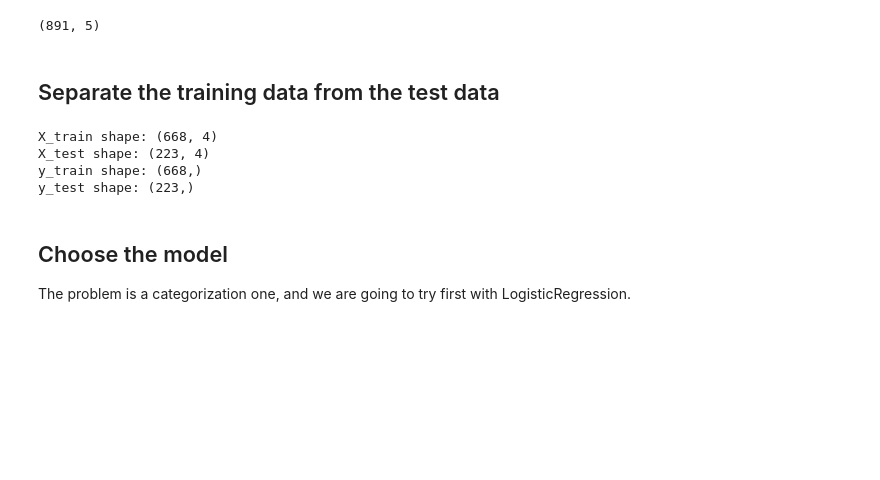
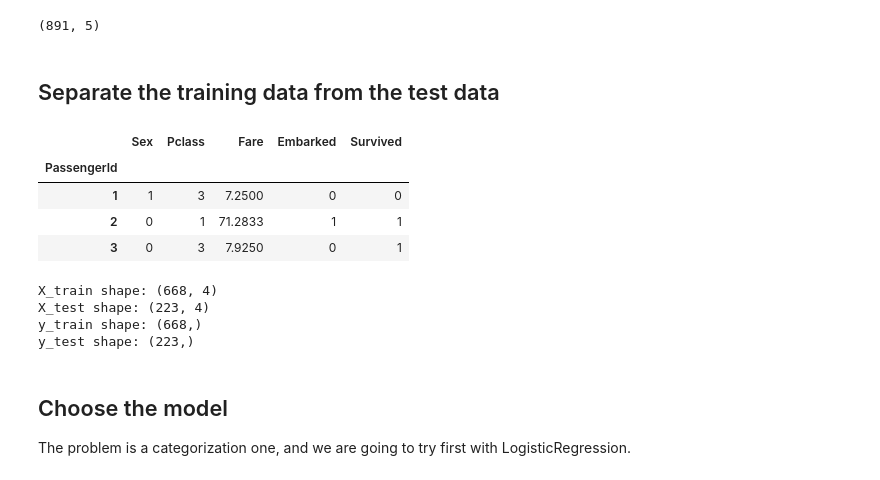
Before and after one commit to ProgressBG-Python-Course/Ind-MLwithPython-Labs, a Jupyter notebook: notebooks/linear_models_for_classification_and_regression/LogisticRegression - TitanicDemo.ipynb, the cells around one changed output. Saved outputs shown, nothing was run; the diff lists cells and outputs as text; code cells hidden in the pictures; blank space fills up the shorter version.

```diff
--- a/notebooks/linear_models_for_classification_and_regression/LogisticRegression - TitanicDemo.ipynb
+++ b/notebooks/linear_models_for_classification_and_regression/LogisticRegression - TitanicDemo.ipynb
@@ -264,3 +264,11 @@ df_train.shape
 (891, 5)
 # %% [markdown]
 ## Separate the training data from the test data
+# %%
+df_train.head(3)
+# %% [output]
+|  | Sex | Pclass | Fare | Embarked | Survived |
+| PassengerId |  |  |  |  |  |
+| 1 | 1 | 3 | 7.2500 | 0 | 0 |
+| 2 | 0 | 1 | 71.2833 | 1 | 1 |
+| 3 | 0 | 3 | 7.9250 | 0 | 1 |
```
Also changed, not shown: parts of 2 cells of this notebook, 6 other files.
